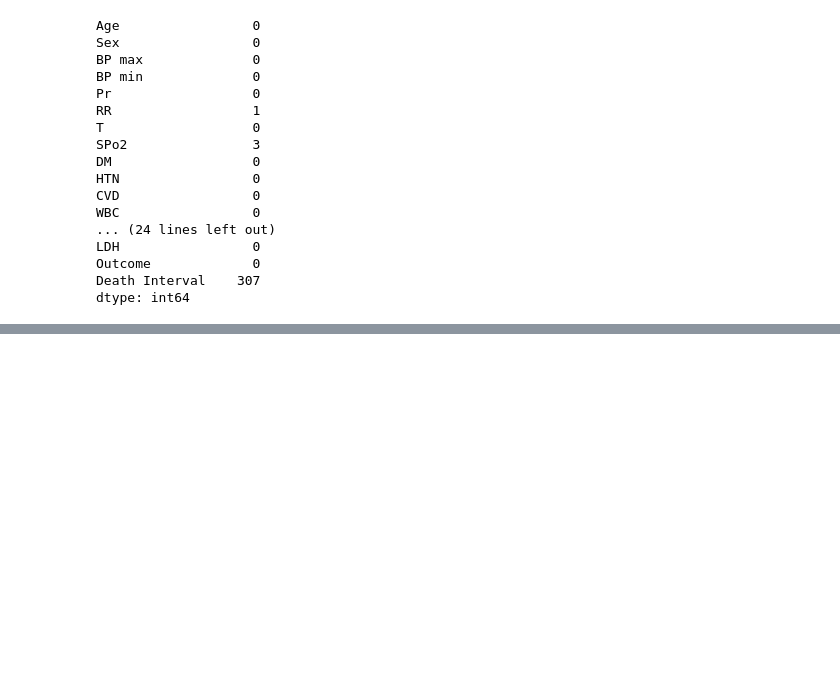
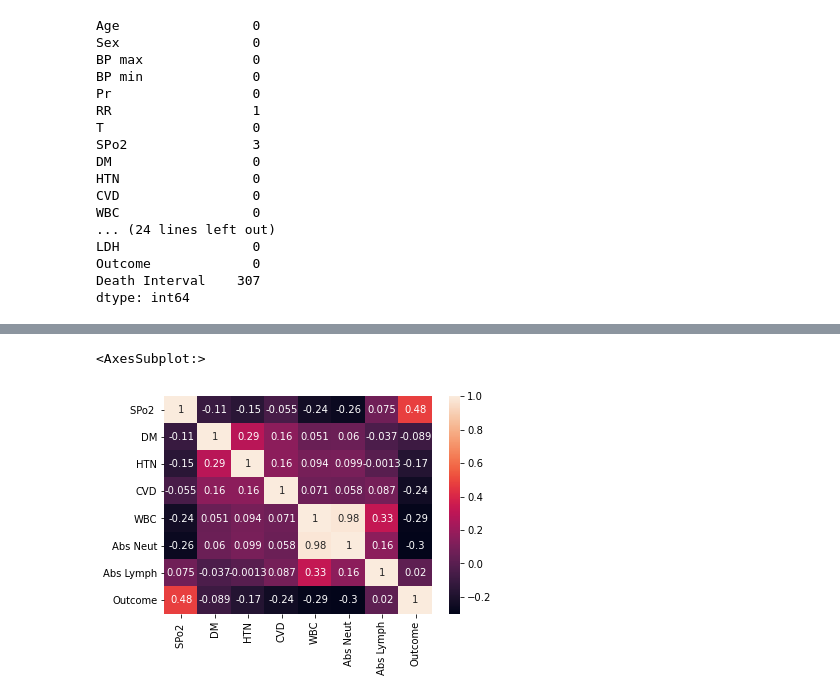
Before and after one commit to ashu741/MiniProject_5th_Sem_2015202, a Jupyter notebook: AshutoshKumarGupta_5thSem_Miniproject_2015202.ipynb, the cells around one changed output, grey strips where cells are left out. Cells and saved outputs as stored; diff of their text form; code cells hidden in the pictures; blank space fills up the shorter version.

```diff
--- a/AshutoshKumarGupta_5thSem_Miniproject_2015202.ipynb
+++ b/AshutoshKumarGupta_5thSem_Miniproject_2015202.ipynb
@@ -113,0 +148,5 @@ dtype: int64
+# %%
+sns.heatmap(dataset.iloc[:,[7,8,9,10,11,12,13,37]].corr(),annot=True)
+# %% [output]
+<AxesSubplot:>
+[figure, added]
```
Also changed, not shown: parts of 10 cells of this notebook.
